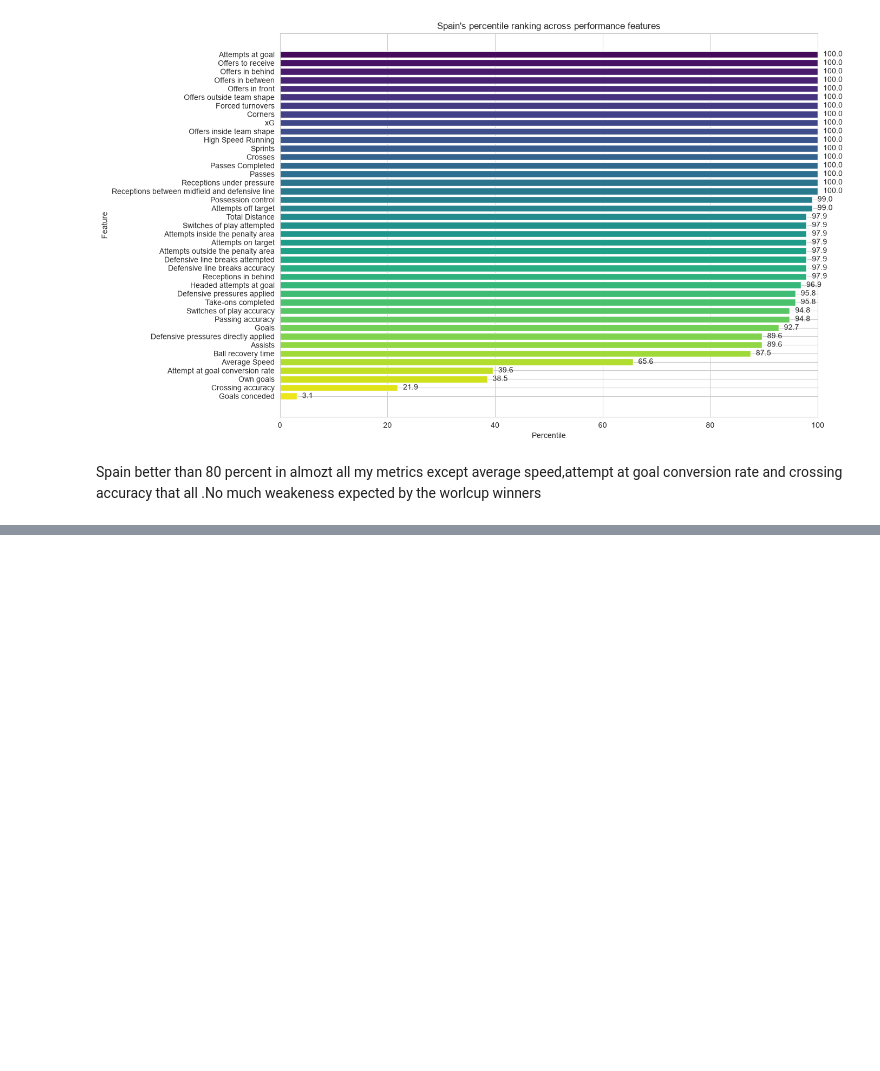
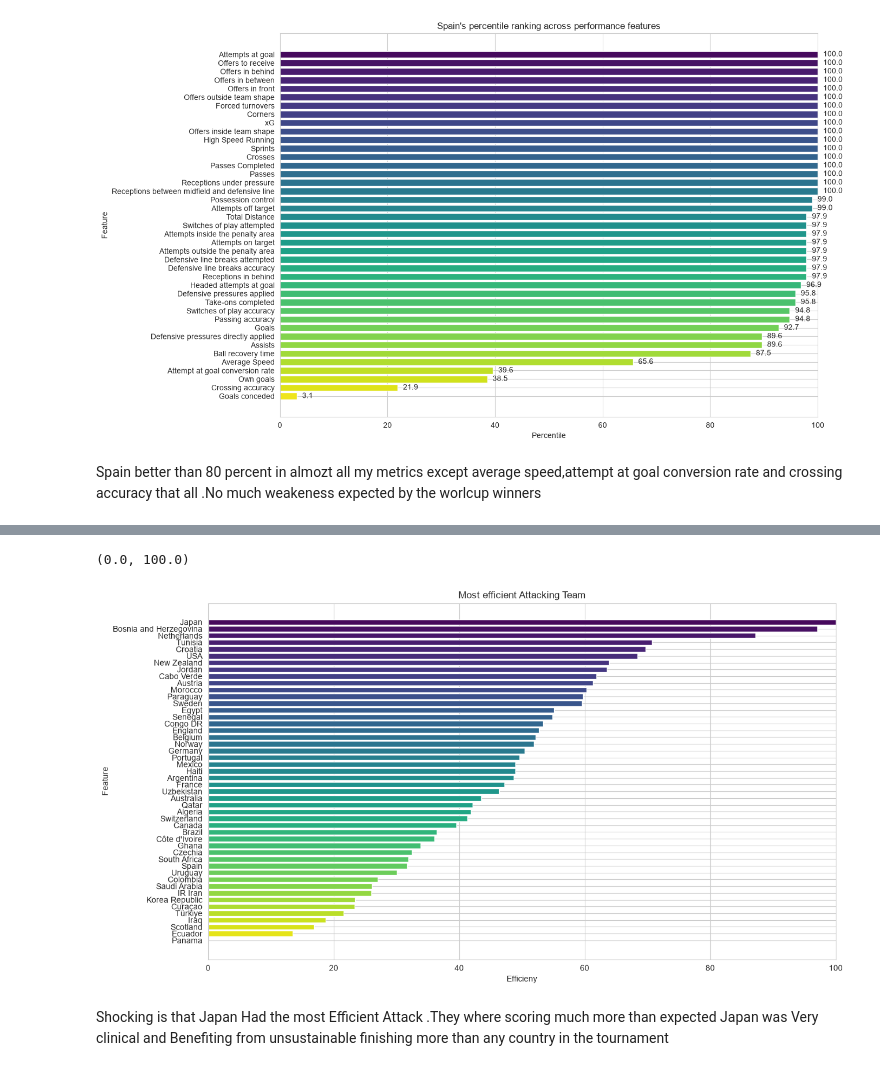
Before and after one commit to Aikrooz/worldcup_analysis, a Jupyter notebook: spain_profile.ipynb, the cells around one changed output, grey strips where cells are left out. Saved outputs shown, nothing was run; the diff lists cells and outputs as text; code cells hidden in the pictures; blank space fills up the shorter version.

```diff
--- a/spain_profile.ipynb
+++ b/spain_profile.ipynb
@@ -94,3 +94,14 @@ plt.show()
 [figure]
 # %% [markdown]
 Spain better than 80 percent in almozt all my metrics except average speed,attempt at goal conversion rate and crossing accuracy that all .No much weakeness expected by the worlcup winners
+# %%
+# Calculate the most efficient Attack (Teams scoring much more than expected are either:)
+from sklearn.preprocessing import MinMaxScaler
+scalar=MinMaxScaler()
+
+merged_data['Attack Efficiency']=merged_data['Goals']/merged_data['xG']
+
+
+merged_data['Attack Efficiency'] = scalar.fit_transform(merged_data[['Attack Efficiency']])
+merged_data['Attack Efficiency']=merged_data['Attack Efficiency']*100
+efficiency_attack=merged_data[['Team', 'Attack Efficiency']].sort_values(by='Attack Efficiency', ascending=False)
@@ -96,0 +147,18 @@ Spain better than 80 percent in almozt all my metrics except average speed,attem
+# %%
+plt.figure(figsize=(14, 8))
+bars = plt.barh(
+    efficiency_attack["Team"],
+    efficiency_attack["Attack Efficiency"],
+    color=sns.color_palette("viridis", len(efficiency_attack))
+)
+plt.gca().invert_yaxis()
+plt.xlabel("Efficieny")
+plt.ylabel("Feature")
+plt.title("Most efficient Attacking Team")
+plt.xlim(0, 100)
+# %% [output]
+(0.0, 100.0)
+[figure, added]
+# %% [markdown]
+Shocking is that Japan Had the most Efficient Attack .They where scoring much more than expected
+Japan was Very clinical and Benefiting from unsustainable finishing more than any country in the tournament
```
Also changed, not shown: parts of 3 cells of this notebook.
